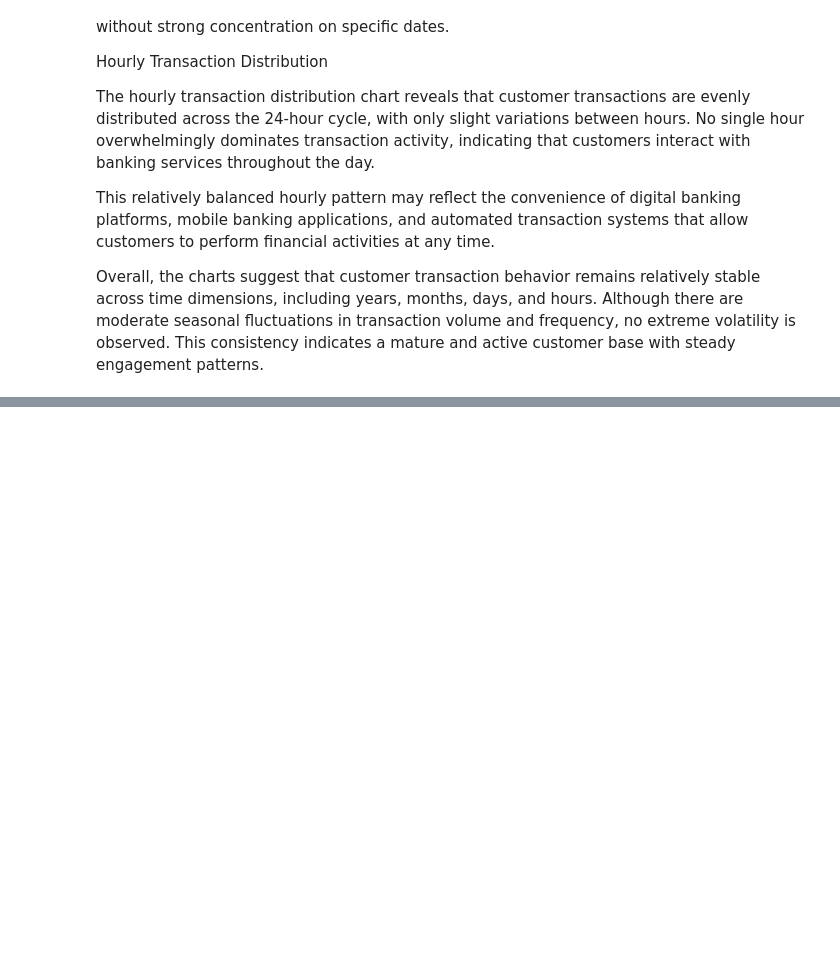
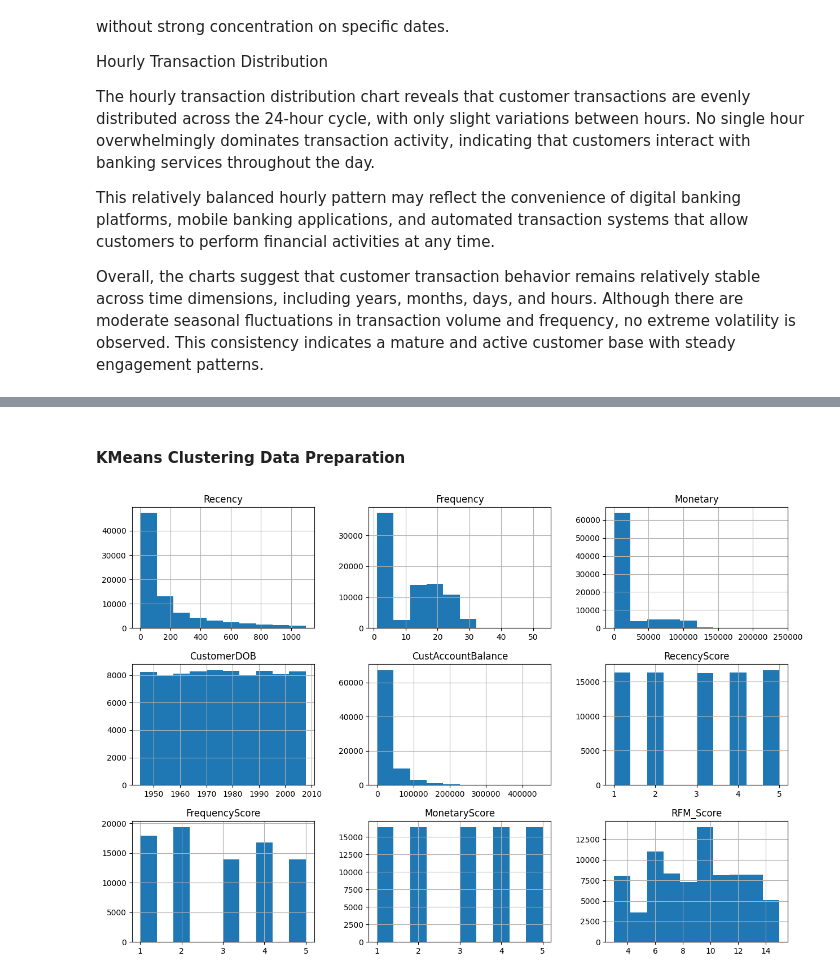
Before and after one commit to isiakpereaghogho/Customer_Segmentation_in_Retail_Banking--Apex_Trust_Bank, a Jupyter notebook: Customer Segmentation in Apex Trust Bank.ipynb, the cells around one changed output, grey strips where cells are left out. Saved outputs shown, nothing was run; the diff lists cells and outputs as text; code cells hidden in the pictures; blank space fills up the shorter version.

```diff
--- a/Customer Segmentation in Apex Trust Bank.ipynb
+++ b/Customer Segmentation in Apex Trust Bank.ipynb
@@ -812,0 +857,4 @@ Overall, the charts suggest that customer transaction behavior remains relativel
+# %%
+#merging both customer demographics table and rfm_data table
+rfm_df = pd.merge(rfm_data, customer_demographics, on='CustomerID', how='outer')
+rfm_df.head()
@@ -812,0 +878,6 @@ Overall, the charts suggest that customer transaction behavior remains relativel
+# %%
+rfm_df['RecencyScore'] = pd.qcut(rfm_df['Recency'], q=5, labels=[5,4,3,2,1])
+rfm_df['FrequencyScore'] = pd.qcut(rfm_df['Frequency'], q=5, labels=[1,2,3,4,5])
+rfm_df['MonetaryScore'] = pd.qcut(rfm_df['Monetary'], q=5, labels=[1,2,3,4,5])
+
+rfm_df.head()
@@ -812,0 +912,7 @@ Overall, the charts suggest that customer transaction behavior remains relativel
+# %%
+#convert the RecencyScore, FrequencyScore, MonetaryScore from category datatype to numerical datatype
+rfm_df['RecencyScore'] = rfm_df['RecencyScore'].astype(int)
+rfm_df['FrequencyScore'] = rfm_df['FrequencyScore'].astype(int)
+rfm_df['MonetaryScore'] = rfm_df['MonetaryScore'].astype(int)
+
+rfm_df.info()
@@ -812,0 +938,5 @@ Overall, the charts suggest that customer transaction behavior remains relativel
+# %%
+rfm_df['RFM_Score'] = rfm_df['RecencyScore'] + rfm_df['FrequencyScore'] + rfm_df['MonetaryScore']
+
+print(rfm_df.shape)
+rfm_df.head()
@@ -812,0 +951,7 @@ Overall, the charts suggest that customer transaction behavior remains relativel
+# %% [markdown]
+#### **KMeans Clustering Data Preparation**
+# %%
+rfm_df.hist(figsize=(15,10))
+plt.show()
+# %% [output]
+[figure, added]
```
Also changed, not shown: parts of 38 cells of this notebook, 1 other file.
